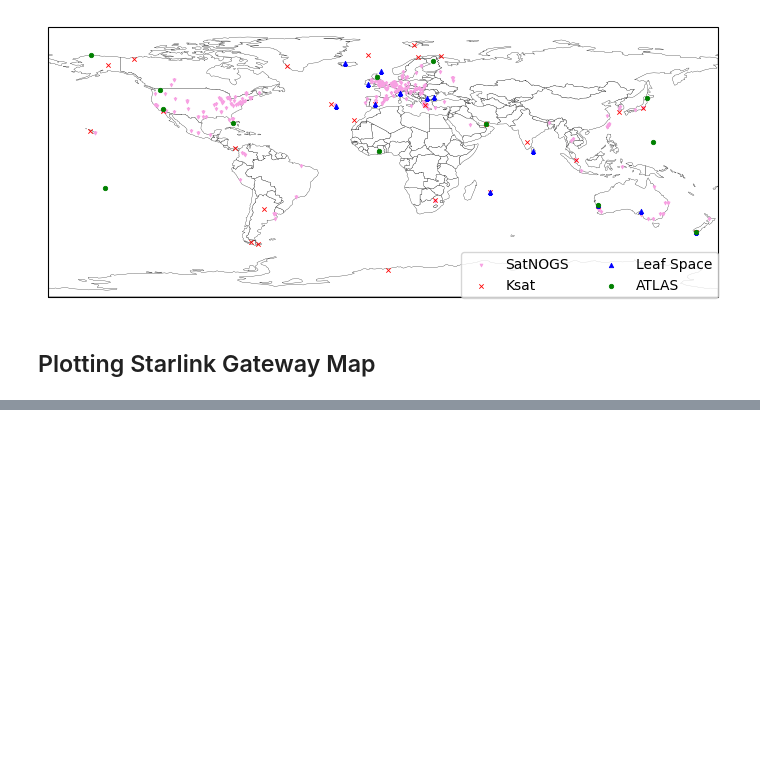
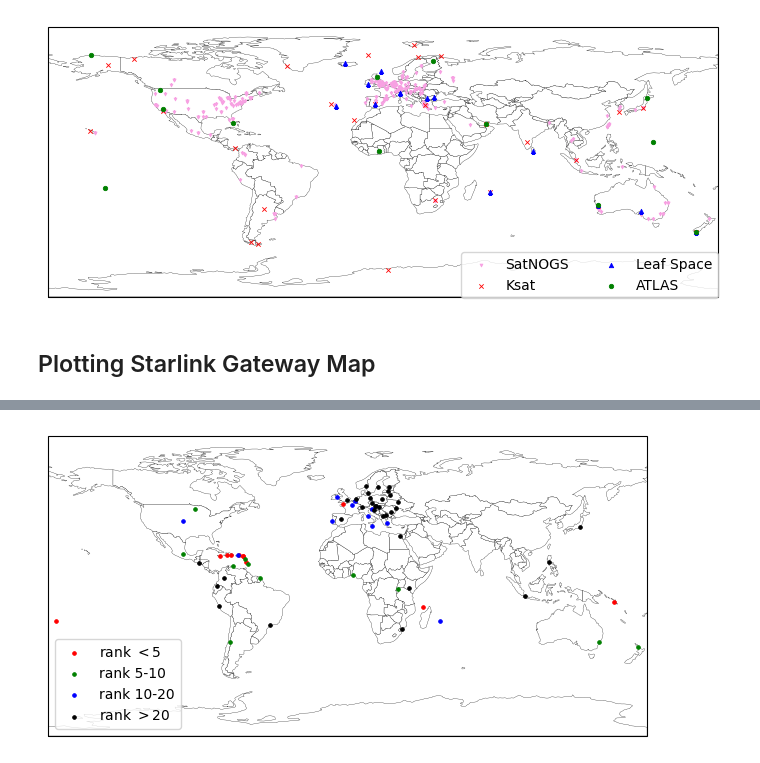
Before and after one commit to Rakagami/datascience_satellites_and_me, a Jupyter notebook: maps.ipynb, the cells around one changed output, grey strips where cells are left out. Saved outputs shown, nothing was run; the diff lists cells and outputs as text; code cells hidden in the pictures; blank space fills up the shorter version.

```diff
--- a/maps.ipynb
+++ b/maps.ipynb
@@ -333,0 +592,2 @@ plt.show()
+# %%
+slrank_df = pd.read_csv("data/mlab_country_starlinkrank.csv", sep="\t")
@@ -333,0 +608,68 @@ plt.show()
+# %%
+continents = ["AF", "AS", "EU", "NA", "OC", "SA"]
+cols = ["#c1d5e2", "#ce9c7f", "#7598b6", "#6a7465", "#914c09", "#663979", "#fbe17b"]
+
+
+
+world = geopandas.read_file(geopandas.datasets.get_path('naturalearth_lowres'))
+
+fig, ax = plt.subplots(figsize=(7, 3), subplot_kw={'projection': ccrs.PlateCarree()})
+
+ax.set_xlim([-180, 180])
+ax.set_ylim([-90, 90])
+
+# Plot Country
+cmap = colors.ListedColormap(cols[:-2])
+world.plot(facecolor = "white", edgecolor="black", ax=ax, linewidth=0.2)
+
+temp_df = slrank_df[(slrank_df["Rank"] < 6)]
+longitude, latitude = temp_df["AvgLongitude"], temp_df["AvgLatitude"]
+ax.scatter(longitude, latitude,
+               sizes = [30],
+               color="r",
+               zorder = 10,
+               marker=".",
+               linewidth = 0.5,
+               label="rank $<$5")
+
+temp_df = slrank_df[(slrank_df["Rank"] > 5) & (slrank_df["Rank"] < 11)]
+longitude, latitude = temp_df["AvgLongitude"], temp_df["AvgLatitude"]
+ax.scatter(longitude, latitude,
+               sizes = [30],
+               color="g",
+               zorder = 10,
+               marker=".",
+               linewidth = 0.5,
+               label="rank 5-10")
+
+temp_df = slrank_df[(slrank_df["Rank"] > 10) & (slrank_df["Rank"] < 21)]
+longitude, latitude = temp_df["AvgLongitude"], temp_df["AvgLatitude"]
+ax.scatter(longitude, latitude,
+               sizes = [30],
+               color="b",
+               zorder = 10,
+               marker=".",
+               linewidth = 0.5,
+               label="rank 10-20")
+
+temp_df = slrank_df[(slrank_df["Rank"] > 20)]
+longitude, latitude = temp_df["AvgLongitude"], temp_df["AvgLatitude"]
+ax.scatter(longitude, latitude,
+               sizes = [30],
+               color="black",
+               zorder = 10,
+               marker=".",
+               linewidth = 0.5,
+               label="rank $>$20")
+
+plt.legend(loc = "lower left")
+#plt.legend(loc='upper center', bbox_to_anchor=(0.5, 1.1),
+#          ncol=4, fancybox=True, shadow=True)
+#ax.set_axis_off()
+
+#plt.axis('tight')
+plt.tight_layout(pad=0)
+#plt.savefig("figures/starlink_gws_US.pdf", pad_inches=0, bbox_inches='tight')
+plt.show()
+# %% [output]
+[figure, added]
```
Also changed, not shown: parts of 21 cells of this notebook, 5 other files.
